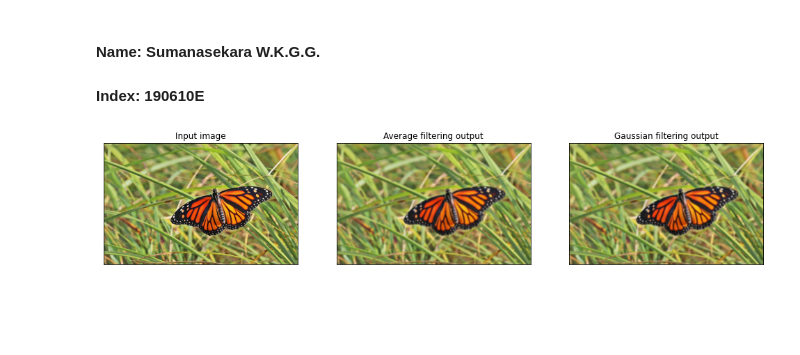
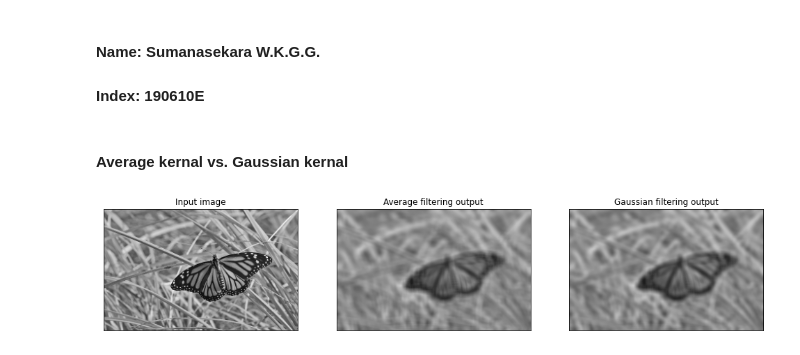
Before and after one commit to GevinduGanganath/EN2550, a Jupyter notebook: Week 3/190610E.ipynb, the cells around one changed output. Cells and saved outputs as stored; diff of their text form; code cells hidden in the pictures; blank space fills up the shorter version.

```diff
--- a/Week 3/190610E.ipynb
+++ b/Week 3/190610E.ipynb
@@ -9,27 +12,29 @@ from mpl_toolkits import mplot3d
+# %% [markdown]
+#### Average kernal vs. Gaussian kernal
 # %%
-img_butterfly = cv.imread("butterfly.jpg", cv.IMREAD_COLOR)
-img_butterfly = cv.cvtColor(img_butterfly, cv.COLOR_BGR2RGB)
+img_butterfly = cv.imread("butterfly.jpg", cv.IMREAD_REDUCED_GRAYSCALE_4)
+assert img_butterfly is not None
 
 kernal1 = np.ones((9, 9), np.float32)/81
 averaged_output = cv.filter2D(img_butterfly, -1, kernal1)
 gaussian_output = cv.GaussianBlur(img_butterfly, (9, 9), 4)
 
 fig, ax = plt.subplots(1, 3, figsize = (17, 10))
-ax[0].imshow(img_butterfly)
+ax[0].imshow(img_butterfly, cmap="gray", vmin=0, vmax=255)
 ax[0].get_xaxis().set_visible(False)
 ax[0].get_yaxis().set_visible(False)
 ax[0].set_title("Input image")
 
-ax[1].imshow(averaged_output)
+ax[1].imshow(averaged_output, cmap="gray", vmin=0, vmax=255)
 ax[1].get_xaxis().set_visible(False)
 ax[1].get_yaxis().set_visible(False)
 ax[1].set_title("Average filtering output")
 
-ax[2].imshow(gaussian_output)
+ax[2].imshow(gaussian_output, cmap="gray", vmin=0, vmax=255)
 ax[2].get_xaxis().set_visible(False)
 ax[2].get_yaxis().set_visible(False)
 ax[2].set_title("Gaussian filtering output")
 
 plt.show()
 # %% [output]
-[figure, old version]
+[figure, new version]
```
Also changed, not shown: parts of 8 cells of this notebook, 3 other files.
